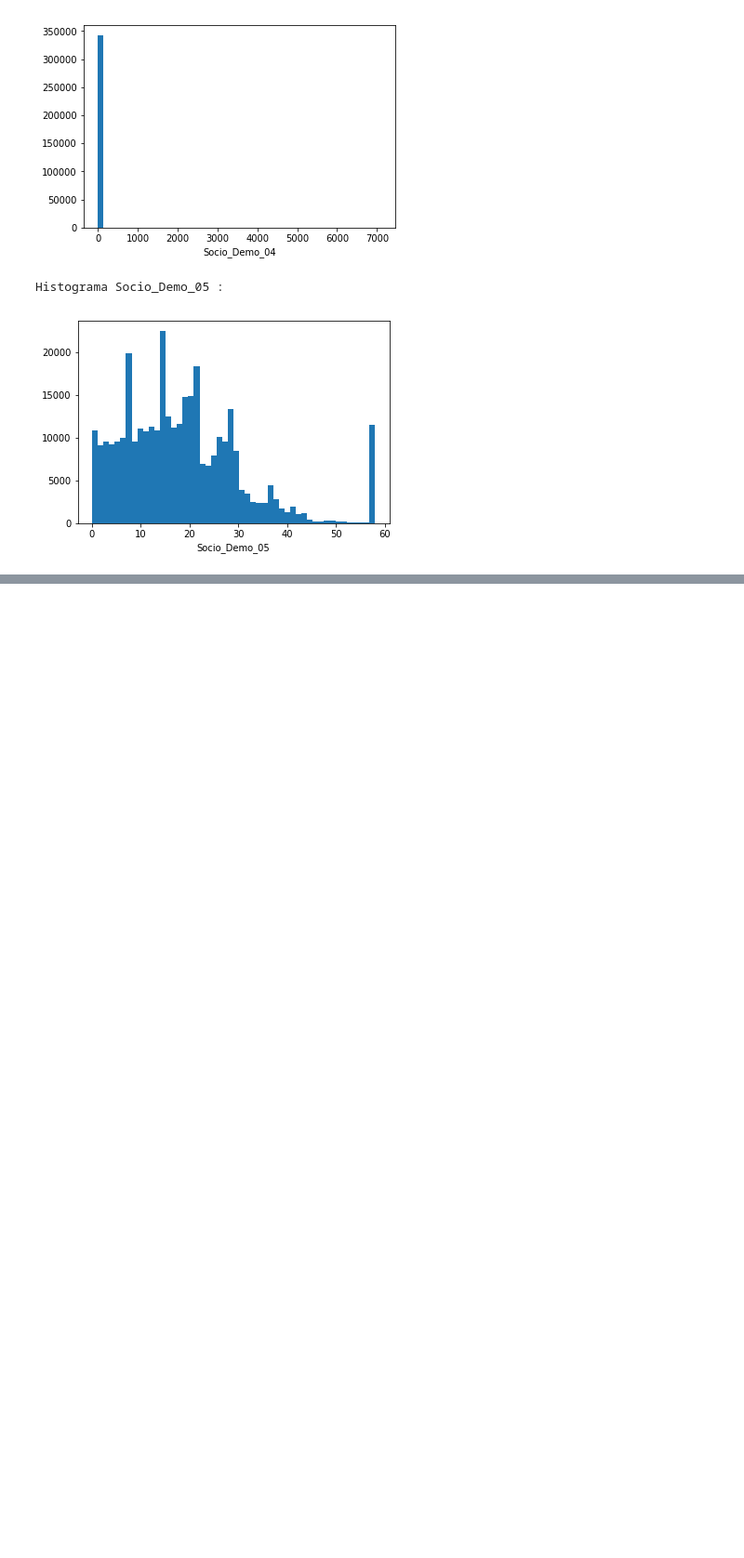
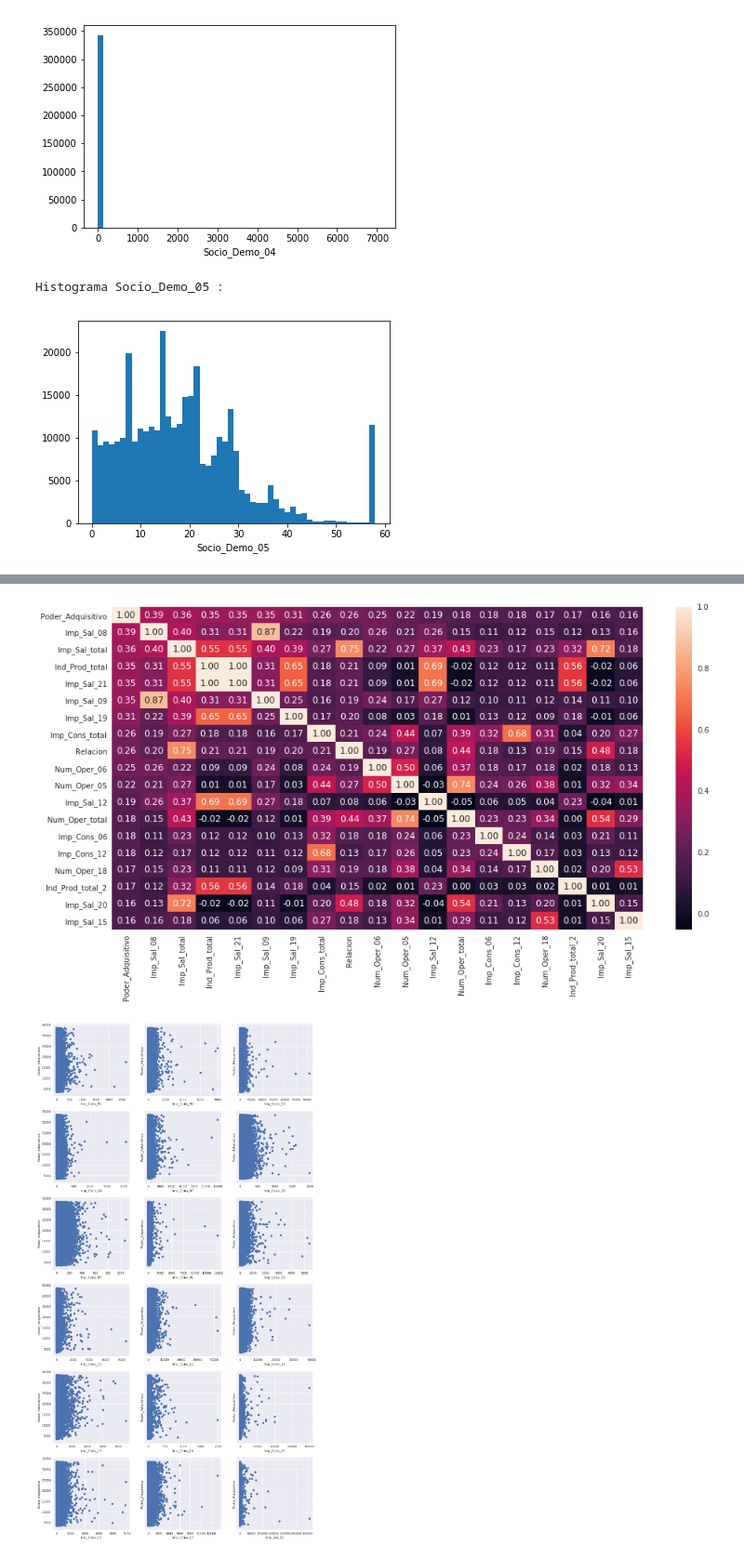
Before and after one commit to ferminlp93/Datathon, a Jupyter notebook: Exploratory_Analysis.ipynb, the cells around one changed output, grey strips where cells are left out. Shown at 93% size. Drawn from its saved outputs; the diff is of its cells as text; code cells hidden in the pictures; blank space fills up the shorter version.

```diff
--- a/Exploratory_Analysis.ipynb
+++ b/Exploratory_Analysis.ipynb
@@ -254,6 +257,38 @@ if (mostrar_todas_matrices_dispersion == 1):
         axes[i].set_xlabel('Poder_Adquisitivo')
         axes[i].set_ylabel(numeric_cols[i])
     plt.show()
+# %%
+########################################################
+# ANALISIS DE VARIABLES NUMERICAS DE MAYOR CORRELACION #
+########################################################
+
+analisis_variables_continuas = 1
+
+if (analisis_variables_continuas == 1):
+
+    #OBTENEMOS MATRIZ DE CORRELACION
+    correlation=traindata[numeric_cols].corr() #Obtenemos la matriz de correlacion de las variables discretas
+    aux=abs(correlation['Poder_Adquisitivo']).sort_values(ascending=False) #Ordenamos variables por su correlacion con PA
+    selected_feats=aux[0:19].index #Seleccionamos las 19 de mayor correlacion (18 + PA)
+
+    sns.set()
+    fig, ax = plt.subplots(figsize=(16,8))
+    sns.heatmap(correlation.loc[selected_feats,selected_feats], annot=True,fmt='.2f',ax=ax)
+    plt.show()
+
+    #MOSTRAMOS DIAGRAMAS DE DISPERSION
+    selected_feats=selected_feats[1:] #Excluimos Poder Adquisitivo
+
+    fig, axes = plt.subplots(nrows=6,ncols=3,figsize=(16,32),sharey=True)
+    axes=axes.flatten()
+    for i in range(len(axes)):
+        axes[i].scatter(traindata_without_outliers[numeric_cols[i]], var_objetivo_sin_outliers)
+        axes[i].set_xlabel(numeric_cols[i])
+        axes[i].set_ylabel('Poder_Adquisitivo')
+    plt.show()
+# %% [output]
+[figure, added]
+[figure, added]
 # %%
 #####################################
 # ANALISIS DE VARIABLES CATEGORICAS #
```
Also changed, not shown: parts of 3 cells of this notebook.
